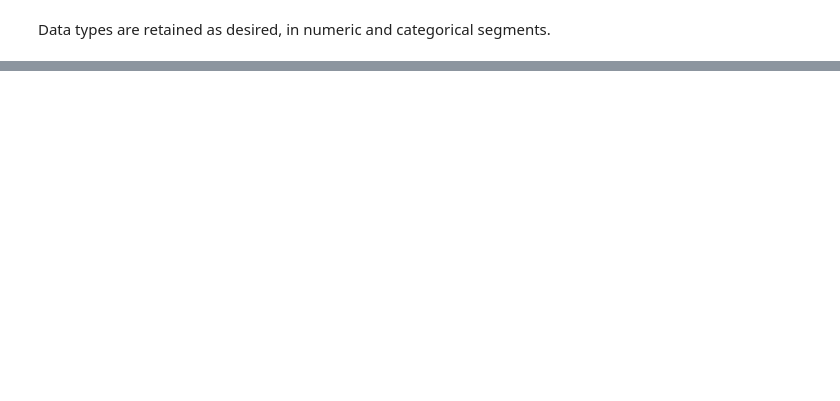
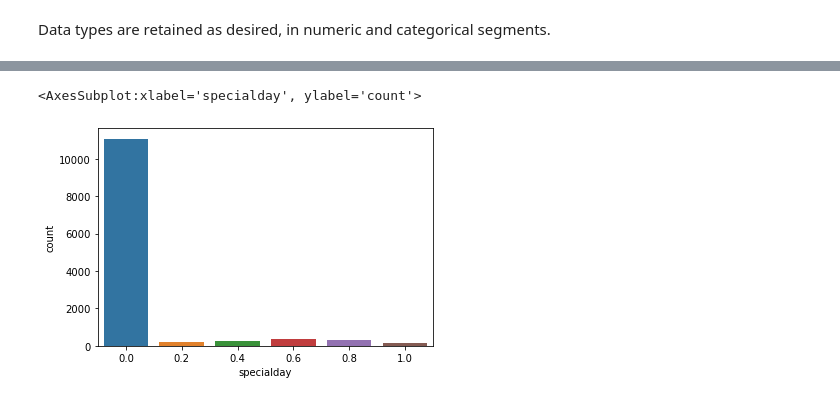
Before and after one commit to Yjung136/326_final_project, a Jupyter notebook: notebooks/EDA_notebook.ipynb, the cells around one changed output, grey strips where cells are left out. Drawn from its saved outputs; the diff is of its cells as text; code cells hidden in the pictures; blank space fills up the shorter version.

```diff
--- a/notebooks/EDA_notebook.ipynb
+++ b/notebooks/EDA_notebook.ipynb
@@ -42,0 +134,5 @@ df.sample(5)
+# %%
+sns.countplot(x=df['specialday'])
+# %% [output]
+<AxesSubplot:xlabel='specialday', ylabel='count'>
+[figure, added]
```
Also changed, not shown: parts of 19 cells of this notebook.
